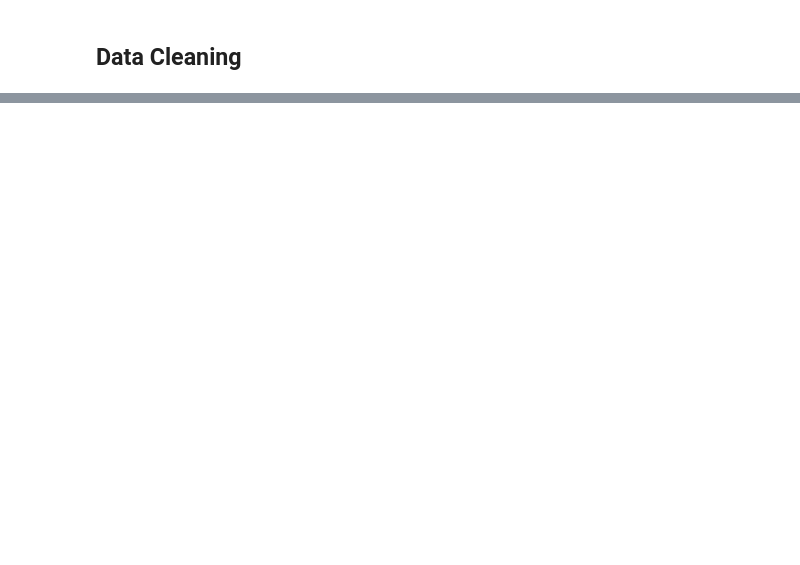
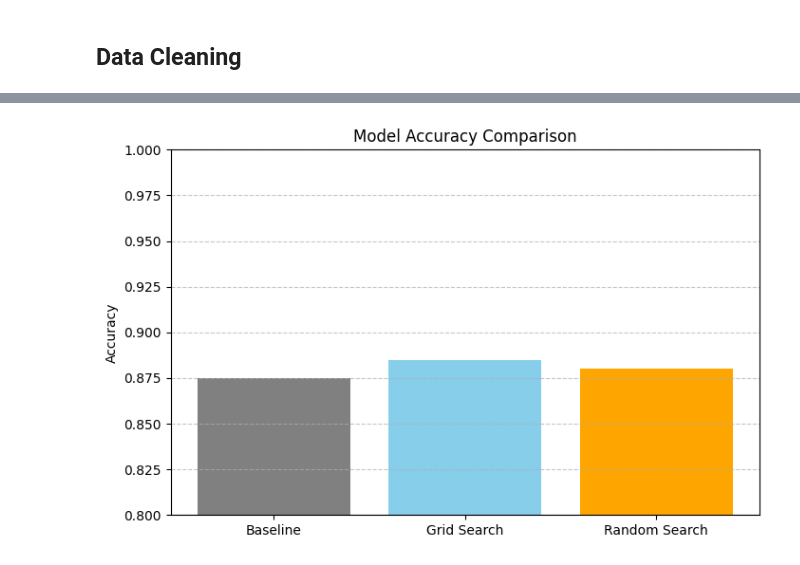
Before and after one commit to eldanaomushova/student_perf_prediction, a Jupyter notebook: student_performance_prediction.ipynb, the cells around one changed output, grey strips where cells are left out. Saved outputs shown, nothing was run; the diff lists cells and outputs as text; code cells hidden in the pictures; blank space fills up the shorter version.

Commit message:
Add notebook for student performance prediction

```diff
--- a/student_performance_prediction.ipynb
+++ b/student_performance_prediction.ipynb
@@ -302,0 +353,8 @@ R² Score: 0.26
+# %%
+# 4. Feature Importance
+from sklearn.ensemble import ExtraTreesRegressor
+
+model = ExtraTreesRegressor()
+model.fit(X, Y)
+
+print(model.feature_importances_)
@@ -302,0 +374,4 @@ R² Score: 0.26
+# %%
+X_train, X_test, y_train, y_test = train_test_split(
+    X, Y, test_size=0.2, random_state=42
+)
@@ -302,0 +514,79 @@ R² Score: 0.26
+# %%
+baseline_rf = RandomForestClassifier(random_state=42)
+baseline_rf.fit(X_train, y_train)
+y_pred_baseline = baseline_rf.predict(X_test)
+baseline_accuracy = accuracy_score(y_test, y_pred_baseline)
+print(f"Baseline Accuracy: {baseline_accuracy:.3f}")
+
+param_grid = {
+    'n_estimators': [50, 100, 150],
+    'max_depth': [None, 10, 20],
+    'min_samples_split': [2, 5],
+    'min_samples_leaf': [1, 2],
+    'bootstrap': [True, False]
+}
+
+grid_search = GridSearchCV(
+    estimator=RandomForestClassifier(random_state=42),
+    param_grid=param_grid,
+    cv=5,
+    n_jobs=-1,
+    verbose=2,
+    scoring='accuracy'
+)
+
+grid_search.fit(X_train, y_train)
+print(f"\nBest Parameters (GridSearchCV): {grid_search.best_params_}")
+print(f"Best Cross-Val Score: {grid_search.best_score_:.3f}")
+
+best_rf_grid = grid_search.best_estimator_
+y_pred_grid = best_rf_grid.predict(X_test)
+grid_accuracy = accuracy_score(y_test, y_pred_grid)
+print(f"Test Accuracy after GridSearchCV: {grid_accuracy:.3f}")
+
+param_dist = {
+    'n_estimators': randint(50, 200),
+    'max_depth': [None, 10, 20, 30],
+    'min_samples_split': randint(2, 11),
+    'min_samples_leaf': randint(1, 5),
+    'bootstrap': [True, False]
+}
+
+random_search = RandomizedSearchCV(
+    estimator=RandomForestClassifier(random_state=42),
+    param_distributions=param_dist,
+    n_iter=50,
+    cv=5,
+    n_jobs=-1,
+    verbose=2,
+    random_state=42,
+    scoring='accuracy'
+)
+
+random_search.fit(X_train, y_train)
+print(f"\nBest Parameters (RandomizedSearchCV): {random_search.best_params_}")
+print(f"Best Cross-Val Score: {random_search.best_score_:.3f}")
+
+best_rf_random = random_search.best_estimator_
+y_pred_random = best_rf_random.predict(X_test)
+random_accuracy = accuracy_score(y_test, y_pred_random)
+print(f"Test Accuracy after RandomizedSearchCV: {random_accuracy:.3f}")
+
+results = {
+    'Baseline': baseline_accuracy,
+    'Grid Search': grid_accuracy,
+    'Random Search': random_accuracy
+}
+
+results_df = pd.DataFrame.from_dict(results, orient='index', columns=['Accuracy'])
+print("\nAccuracy Comparison:")
+print(results_df)
+
+plt.figure(figsize=(8, 5))
+plt.bar(results_df.index, results_df['Accuracy'], color=['gray', 'skyblue', 'orange'])
+plt.title("Model Accuracy Comparison")
+plt.ylabel("Accuracy")
+plt.ylim(0.8, 1.0)
+plt.grid(axis='y', linestyle='--', alpha=0.7)
+plt.show()
+# %% [output]
@@ -302,0 +610 @@ R² Score: 0.26
+[figure, added]
```
Also changed, not shown: parts of 61 cells of this notebook.
